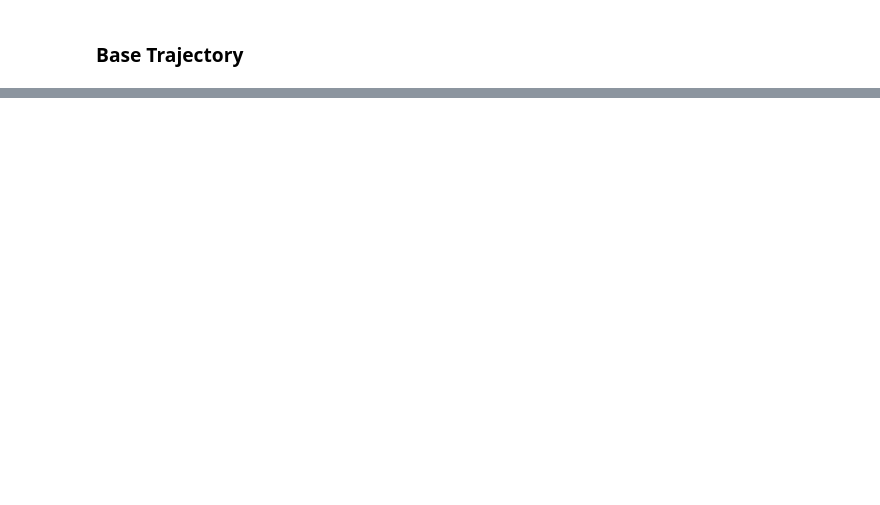
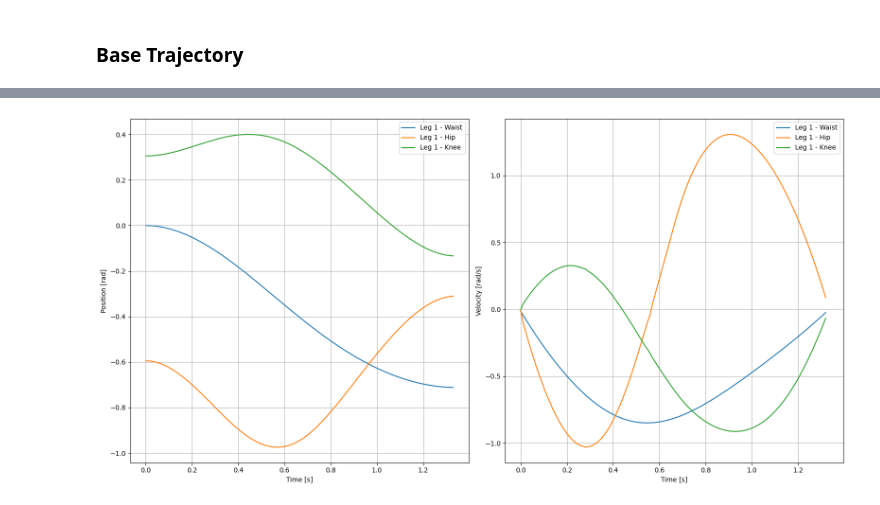
Before and after one commit to TanawatPawanta/PhysicalAI_modelling, a Jupyter notebook: Sandbox/TestTrajectoryGeneration.ipynb, the cells around one changed output, grey strips where cells are left out. Saved outputs shown, nothing was run; the diff lists cells and outputs as text; code cells hidden in the pictures; blank space fills up the shorter version.

```diff
--- a/Sandbox/TestTrajectoryGeneration.ipynb
+++ b/Sandbox/TestTrajectoryGeneration.ipynb
@@ -60,0 +99,7 @@ plt.show()
+# %%
+step_height = 0.05
+base_P_sw, base_V_sw = CalcSwingLegtrajectory(swing_high=step_height,
+                                            step_length=step_length*0.5,
+                                            step_time=step_time,
+                                            t0_swing=0.0,
+                                            t_swing=step_time)
@@ -60,0 +288,31 @@ plt.show()
+# %%
+joint_names = ['Waist', 'Hip', 'Knee']
+num_legs = 1
+joints_per_leg = 3
+
+fig, axs = plt.subplots(num_legs, 2, figsize=(16, 8), sharex=True)
+if num_legs == 1:
+    axs = [axs]
+
+for leg in range(num_legs):
+    # Plot joint positions
+    for j in range(joints_per_leg):
+        idx = leg * joints_per_leg + j
+        axs[leg][0].plot(timestamp, q_sw[:, idx], label=f'Leg {leg+1} - {joint_names[j]}')
+    axs[leg][0].set_ylabel('Position [rad]')
+    axs[leg][0].legend()
+    axs[leg][0].grid(True)
+    # Plot joint velocities
+    for j in range(joints_per_leg):
+        idx = leg * joints_per_leg + j
+        axs[leg][1].plot(timestamp[:-1], qd_sw[:, idx], label=f'Leg {leg+1} - {joint_names[j]}')
+    axs[leg][1].set_ylabel('Velocity [rad/s]')
+    axs[leg][1].legend()
+    axs[leg][1].grid(True)
+
+axs[-1][0].set_xlabel('Time [s]')
+axs[-1][1].set_xlabel('Time [s]')
+plt.tight_layout()
+plt.show()
+# %% [output]
+[figure, added]
```
Also changed, not shown: parts of 12 cells of this notebook, 7 other files.
